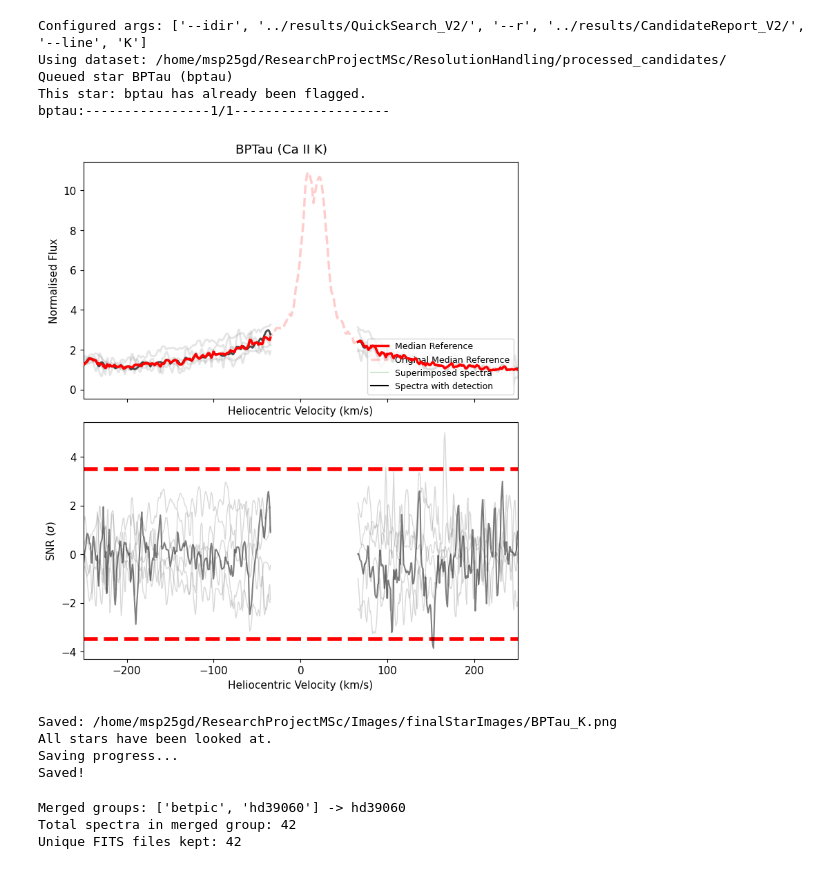
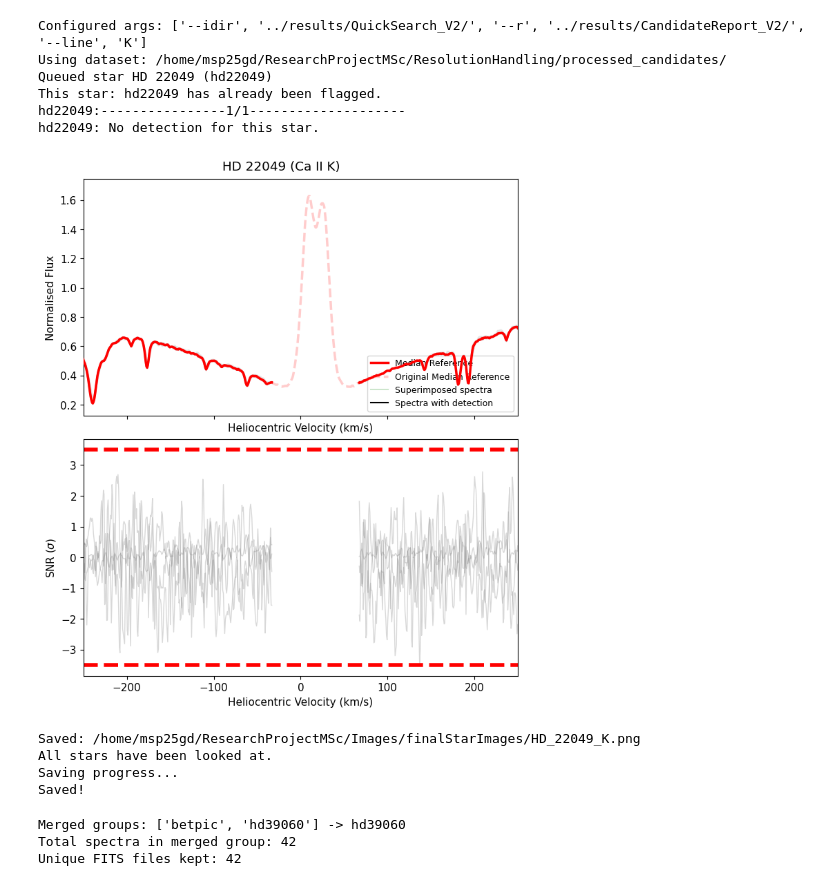
Before and after one commit to AstroHohen/ResearchProjectMSc, a Jupyter notebook: HR/search/iplotter.ipynb, the cells around one changed output. Drawn from its saved outputs; the diff is of its cells as text; code cells hidden in the pictures.

Commit message:
Sending star for resolution comparison

```diff
--- a/HR/search/iplotter.ipynb
+++ b/HR/search/iplotter.ipynb
@@ -20,7 +20,7 @@ import json, argparse
 
 # Set one star with starName, or provide a list in starNames for batch review.
 #starName = 'bptau'
-starNames = ['bptau']  # Example: ['hd10638', 'hd60753']
+starNames = ['hd22049']  # Example: ['hd10638', 'hd60753']
 useSimbad = False
 
 candidate_roots = [os.getcwd(), os.path.dirname(os.getcwd()), os.path.abspath(os.path.join(os.getcwd(), '..', '..'))]
@@ -359,38 +359,39 @@ while review_flagged == True:
     if auto_route_plots:
         review_flagged = False
         continue
 
     # If there are any flagged targets
     if manual_multi_star_mode:
         review_flagged = False
     elif single_star == True and auto_route_plots == False:
         review_flagged = False
     elif len(Classifier.candidate_report.Target[Classifier.candidate_report.Status == 'flagged'].to_numpy()) >= 1:
         while (look_flagged != 'y') & (look_flagged != 'n'):
             look_flagged = input('Do you want to review Flagged targets? (y/n) ')
             if look_flagged == 'y':
                 review_flagged = True
                 candidates = Classifier.candidate_report.Target[Classifier.candidate_report.Status == 'flagged'].to_numpy()
             elif look_flagged == 'n':
                 review_flagged = False
             else:
                 print('Answer not recorded. Try again.')
     else:
         review_flagged = False
 
 print('All stars have been looked at.')
 print('Saving progress...')
 Classifier.candidate_report.to_pickle(Classifier.cand_report_path)
 Classifier.candidate_report.to_html(Classifier.res_path + 'Report.html')
 print('Saved!')
 # %% [output]
 Configured args: ['--idir', '../results/QuickSearch_V2/', '--r', '../results/CandidateReport_V2/', '--line', 'K']
 Using dataset: /home/msp25gd/ResearchProjectMSc/ResolutionHandling/processed_candidates/
-Queued star BPTau (bptau)
-This star: bptau has already been flagged.
-bptau:----------------1/1--------------------
+Queued star HD 22049 (hd22049)
+This star: hd22049 has already been flagged.
+hd22049:----------------1/1--------------------
+hd22049: No detection for this star.
-[figure, old version]
+[figure, new version]
-Saved: /home/msp25gd/ResearchProjectMSc/Images/finalStarImages/BPTau_K.png
+Saved: /home/msp25gd/ResearchProjectMSc/Images/finalStarImages/HD_22049_K.png
 All stars have been looked at.
 Saving progress...
 Saved!
```
Also changed, not shown: parts of 1 cell of this notebook, 2 other files.
